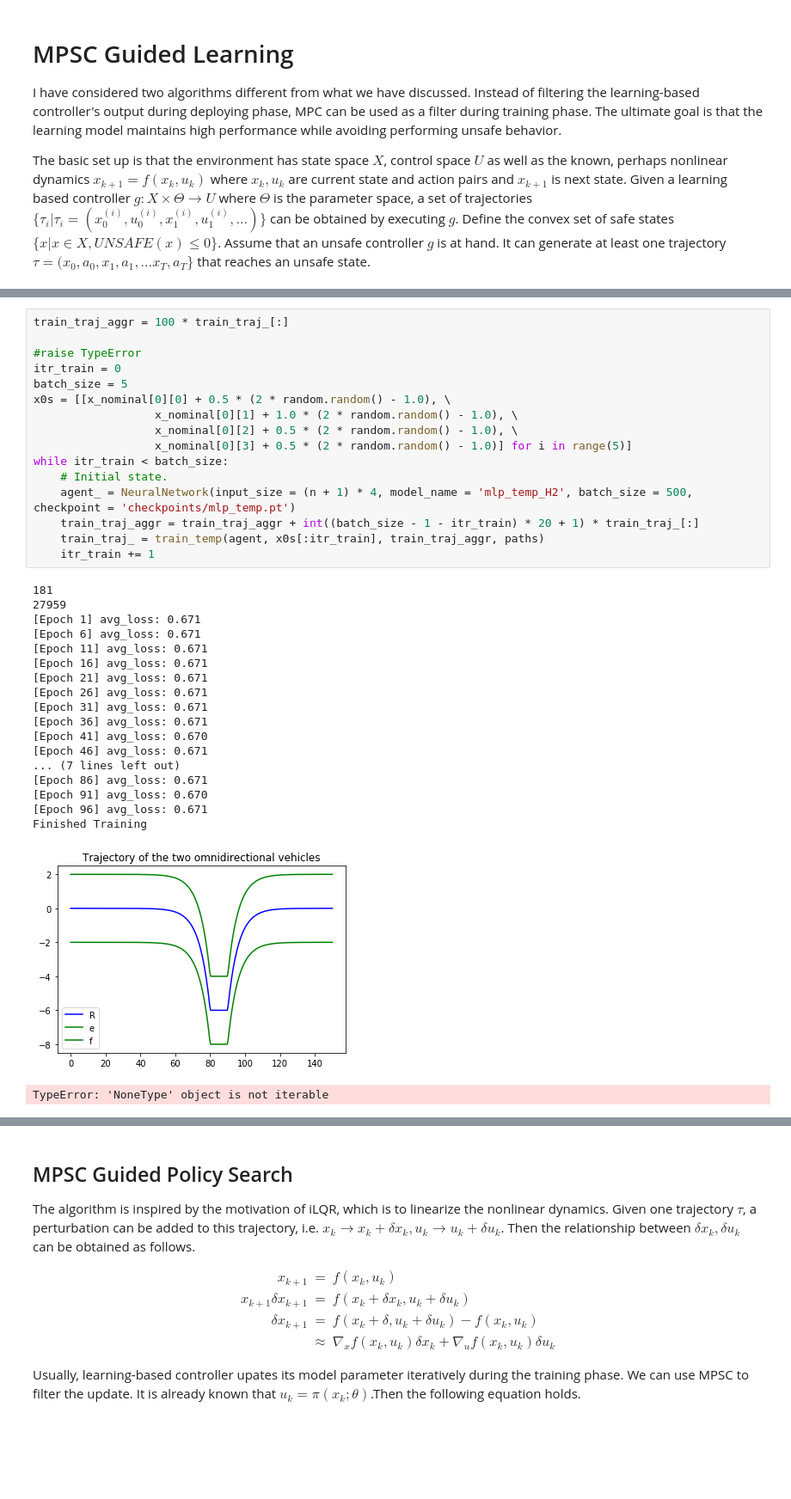
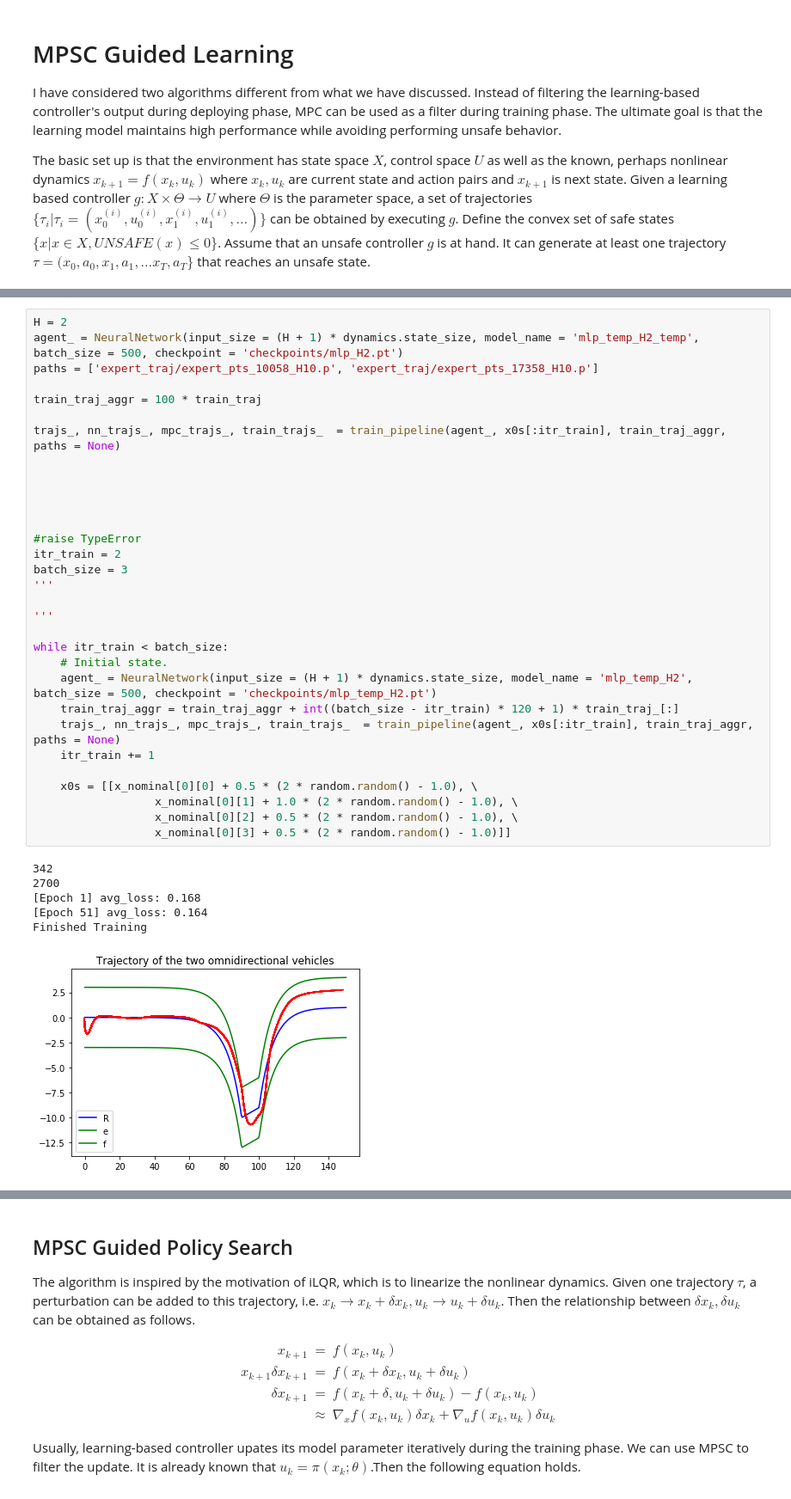
Before and after one commit to zwc662/MPSC_Guided_Imitation_Learning, a Jupyter notebook: ilqr/examples/car_3_bak.ipynb, the cells around one changed output, grey strips where cells are left out. Shown at 86% size. Cells and saved outputs as stored; diff of their text form; blank space fills up the shorter version.

```diff
--- a/ilqr/examples/car_3_bak.ipynb
+++ b/ilqr/examples/car_3_bak.ipynb
@@ -554,36 +556,38 @@ Utilize NN output [[0.00401445 0.00413828]]
-# %%
-train_traj_aggr = 100 * train_traj_[:]
-
-#raise TypeError
-itr_train = 0
-batch_size = 5
-x0s = [[x_nominal[0][0] + 0.5 * (2 * random.random() - 1.0), \
-                  x_nominal[0][1] + 1.0 * (2 * random.random() - 1.0), \
-                  x_nominal[0][2] + 0.5 * (2 * random.random() - 1.0), \
-                  x_nominal[0][3] + 0.5 * (2 * random.random() - 1.0)] for i in range(5)]
-while itr_train < batch_size:
-    # Initial state.
-    agent_ = NeuralNetwork(input_size = (n + 1) * 4, model_name = 'mlp_temp_H2', batch_size = 500, checkpoint = 'checkpoints/mlp_temp.pt')
-    train_traj_aggr = train_traj_aggr + int((batch_size - 1 - itr_train) * 20 + 1) * train_traj_[:]
-    train_traj_ = train_temp(agent, x0s[:itr_train], train_traj_aggr, paths)
-    itr_train += 1
-# %% [output]
-181
-27959
-[Epoch 1] avg_loss: 0.671
-[Epoch 6] avg_loss: 0.671
-[Epoch 11] avg_loss: 0.671
-[Epoch 16] avg_loss: 0.671
-[Epoch 21] avg_loss: 0.671
-[Epoch 26] avg_loss: 0.671
-[Epoch 31] avg_loss: 0.671
-[Epoch 36] avg_loss: 0.671
-[Epoch 41] avg_loss: 0.670
-[Epoch 46] avg_loss: 0.671
-... (7 lines left out)
-[Epoch 86] avg_loss: 0.671
-[Epoch 91] avg_loss: 0.670
-[Epoch 96] avg_loss: 0.671
-Finished Training
-[figure, removed]
-TypeError: 'NoneType' object is not iterable
+# %%
+H = 2
+agent_ = NeuralNetwork(input_size = (H + 1) * dynamics.state_size, model_name = 'mlp_temp_H2_temp', batch_size = 500, checkpoint = 'checkpoints/mlp_H2.pt')
+paths = ['expert_traj/expert_pts_10058_H10.p', 'expert_traj/expert_pts_17358_H10.p']
+
+train_traj_aggr = 100 * train_traj
+
+trajs_, nn_trajs_, mpc_trajs_, train_trajs_  = train_pipeline(agent_, x0s[:itr_train], train_traj_aggr, paths = None)
+
+
+
+
+
+#raise TypeError
+itr_train = 2
+batch_size = 3
+'''
+
+'''
+
+while itr_train < batch_size:
+    # Initial state.
+    agent_ = NeuralNetwork(input_size = (H + 1) * dynamics.state_size, model_name = 'mlp_temp_H2', batch_size = 500, checkpoint = 'checkpoints/mlp_temp_H2.pt')
+    train_traj_aggr = train_traj_aggr + int((batch_size - itr_train) * 120 + 1) * train_traj_[:]
+    trajs_, nn_trajs_, mpc_trajs_, train_trajs_  = train_pipeline(agent_, x0s[:itr_train], train_traj_aggr, paths = None)
+    itr_train += 1
+
+    x0s = [[x_nominal[0][0] + 0.5 * (2 * random.random() - 1.0), \
+                  x_nominal[0][1] + 1.0 * (2 * random.random() - 1.0), \
+                  x_nominal[0][2] + 0.5 * (2 * random.random() - 1.0), \
+                  x_nominal[0][3] + 0.5 * (2 * random.random() - 1.0)]]
+# %% [output]
+342
+2700
+[Epoch 1] avg_loss: 0.168
+[Epoch 51] avg_loss: 0.164
+Finished Training
+[figure, added]
```
Also changed, not shown: parts of 12 cells of this notebook, 1 other file.
